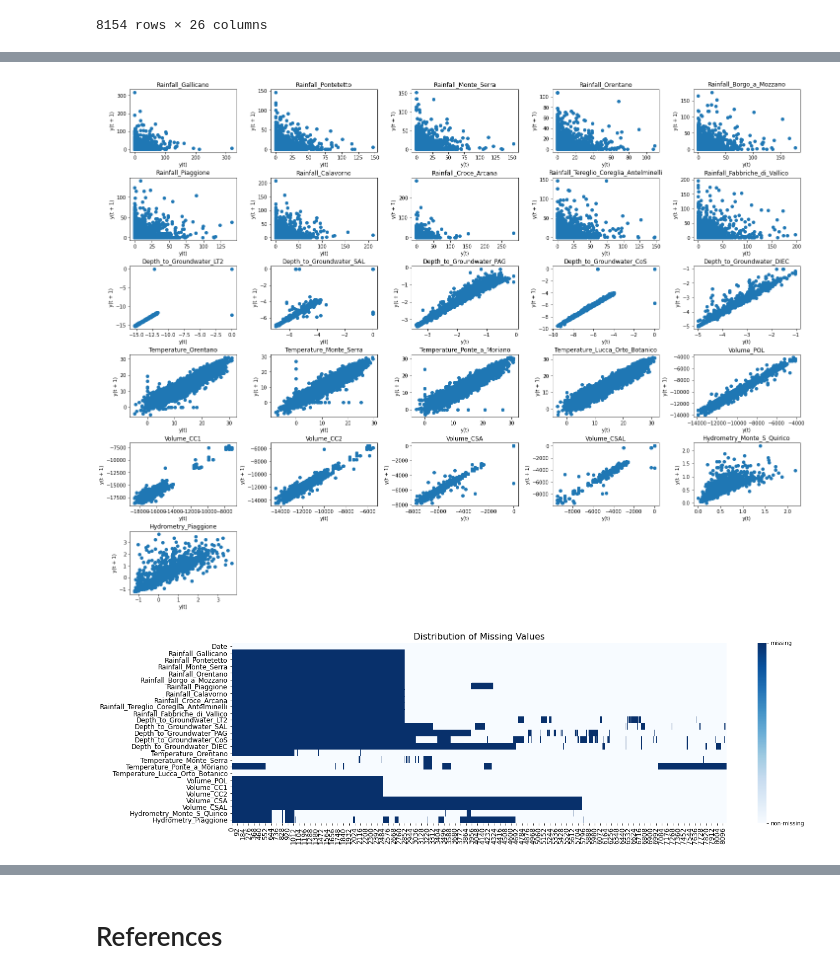
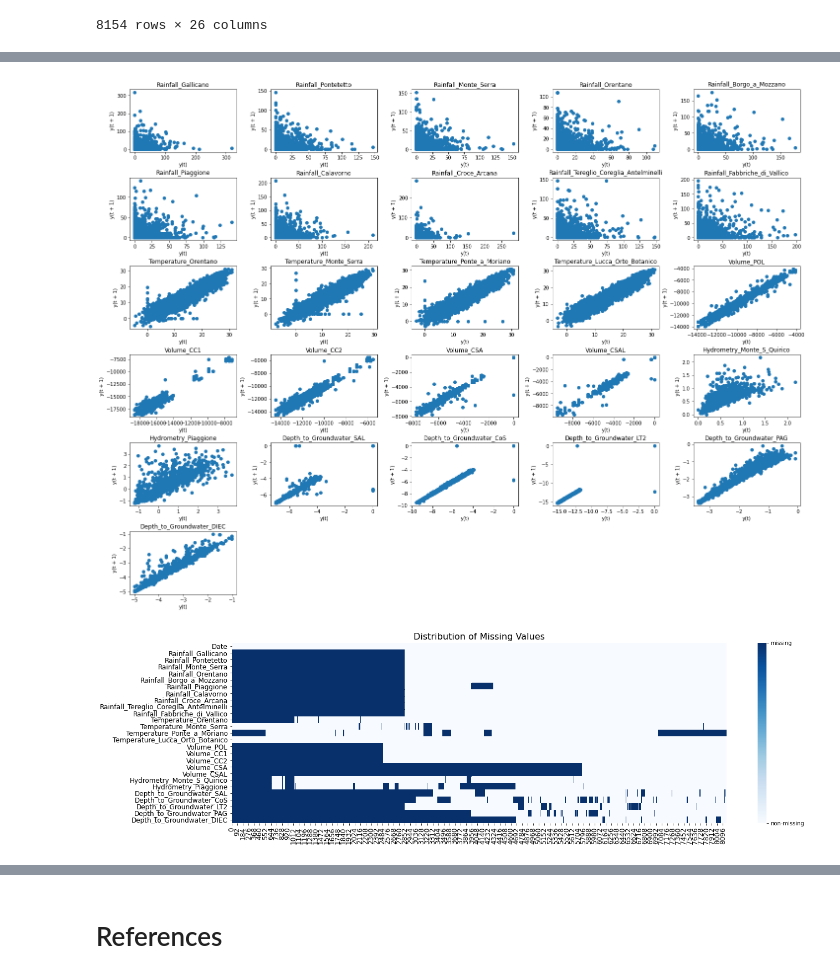
Before and after one commit to wkCircle/Acea-Smart-Water-Analytics, a Jupyter notebook: mannheim-smart-water-prediction.ipynb, the cells around one changed output, grey strips where cells are left out. Drawn from its saved outputs; the diff is of its cells as text; code cells hidden in the pictures.

```diff
--- a/mannheim-smart-water-prediction.ipynb
+++ b/mannheim-smart-water-prediction.ipynb
@@ -130,12 +132,12 @@ def aquifer_feature_plots(df):
     if date_flag:
         df.drop(columns='Date', inplace=True)
 
-def missingval_plot(df):
+def missingval_plot(df, figsize=(20,6)):
     """
     Visualize index location of missin values of each feature.
     Doesn't work for 1-dim df.
     """
-    f, ax = plt.subplots(nrows=1, ncols=1, figsize=(20, 6))
+    f, ax = plt.subplots(nrows=1, ncols=1, figsize=figsize)
     g = sns.heatmap(df, cmap='Blues', cbar=True, yticklabels=df.index.values)
     # customize colorbar
     colorbar = g.collections[0].colorbar
@@ -150,12 +152,12 @@ def missingval_plot(df):
         tick.label.set_fontsize(12)
     plt.show()
 
-def corrtri_plot(df):
+def corrtri_plot(df, figsize=(10,10)):
     """correlation plot of the dataframe"""
     # sns.set() #: will cause plt warning later in lag_plot
     c = df.corr()
     mask = np.triu(c.corr(), k=1)
-    plt.figure(figsize=(10, 10))
+    plt.figure(figsize=figsize)
     plt.tick_params(axis='both', which='major', labelsize=10,
                     bottom=False, labelbottom=False,
                     top=False, labeltop=True)
@@ -225,13 +227,13 @@ def metrics_plot(valdict, testdict, metrics, verbose=False):
                 if key not in metrics: continue
                 print(f'  {key:<20s}: {val:6.4f}')
 
-def lag_plot(df, lag=1, redcols=None):
+def lag_plot(df, lag=1, redcols=None, figsize=(20,15)):
     """
     plot t+lag against t of each feature in df.
     df: pd.dataframe
     redcols: list/array of column names to be colored with red.
     """
-    plt.figure(figsize=(20,15))
+    plt.figure(figsize=figsize)
     for i, col in enumerate(df.columns):
         ax = plt.subplot(len(df.columns)//5 +1 , 5, i+1)
         color = 'k'
@@ -241,10 +243,10 @@ def lag_plot(df, lag=1, redcols=None):
         plt.title(col, color=color)
     ax.figure.tight_layout(pad=0.5)
 
-def acpac_plot(data):
+def acpac_plot(data, figsize=(10,5)):
     """Autocorrelation and Partial-aurocorrelation plots."""
     for i, col in enumerate(data.columns):
-        fig, ax = plt.subplots(1,2,figsize=(10,5))
+        fig, ax = plt.subplots(1,2,figsize=figsize)
         plot_acf(data[col], lags=30, title='Autocorrelation: ' + data[col].name,
                  ax=ax[0])  # missing='drop'
         plot_pacf(data[col], lags=30, title='Partial Autocorrelation: ' + data[col].name,
@@ -933,4 +1447,5 @@ The goal is to predict SAL, COS, and LT2.
 # %%
+# parameters setting
 dataset = 'Aquifer_Auser.csv'
 targets = ['Depth_to_Groundwater_SAL', 'Depth_to_Groundwater_CoS', 'Depth_to_Groundwater_LT2'] # orders matter!
 
@@ -938,6 +1453,16 @@ targets = ['Depth_to_Groundwater_SAL', 'Depth_to_Groundwater_CoS', 'Depth_to_Gro
 dateparse = lambda x: datetime.strptime(x, '%d/%m/%Y')
 #df = pd.read_csv("/kaggle/input/acea-water-prediction/"+dataset, index_col='Date', parse_dates=['Date'], date_parser=dateparse)
 df = pd.read_csv("./data/"+dataset, index_col='Date', parse_dates=['Date'], date_parser=dateparse)
+
+# re-order features
+orderlist = ['Rain.*', 'Temp.*', 'Volume.*', 'Hydrom.*',
+             *targets, 'Depth_to_Groundwater_PAG', 'Depth_to_Groundwater_DIEC']
+collector = []
+for regex in orderlist:
+    collector.append(df.filter(regex=regex).columns)
+df = df.reindex(columns= np.concatenate(collector) )
+
+# define frequency and sort accordingly.
 df.index.freq = 'd'
 df.sort_index(inplace=True)
 
@@ -975,20 +1500,20 @@ corrtri_plot(df)
 # lag plot
 lag_plot(df, lag=1)
 # %% [output]
-[figure, old version]
+[figure, new version]
 # %%
 # Set weird values to nan
 ## set nan to Groundwater whose values are 0
-df[df.filter(regex='Depth_*').columns] = df.filter(regex='Depth_*').replace(0, np.nan)
+df[df.filter(regex='Depth_.*').columns] = df.filter(regex='Depth_.*').replace(0, np.nan)
 ## set nan to Volume whose values are 0
-df[df.filter(regex='Volume_*').columns] = df.filter(regex='Volume_*').replace(0, np.nan)
+df[df.filter(regex='Volume_.*').columns] = df.filter(regex='Volume_.*').replace(0, np.nan)
 ## set nan to Temperature whose values are 0
-df[df.filter(regex='Temperature_*').columns] = df.filter(regex='Temperature_*').replace(0, np.nan)
+df[df.filter(regex='Temperature_.*').columns] = df.filter(regex='Temperature_.*').replace(0, np.nan)
 
 # visual graph of nan locations for each field
 missingval_plot(df.reset_index().T.isna())
 # %% [output]
-[figure, old version]
+[figure, new version]
 # %%
 # Dealing with missing values
 
```
Also changed, not shown: parts of 93 cells of this notebook.
